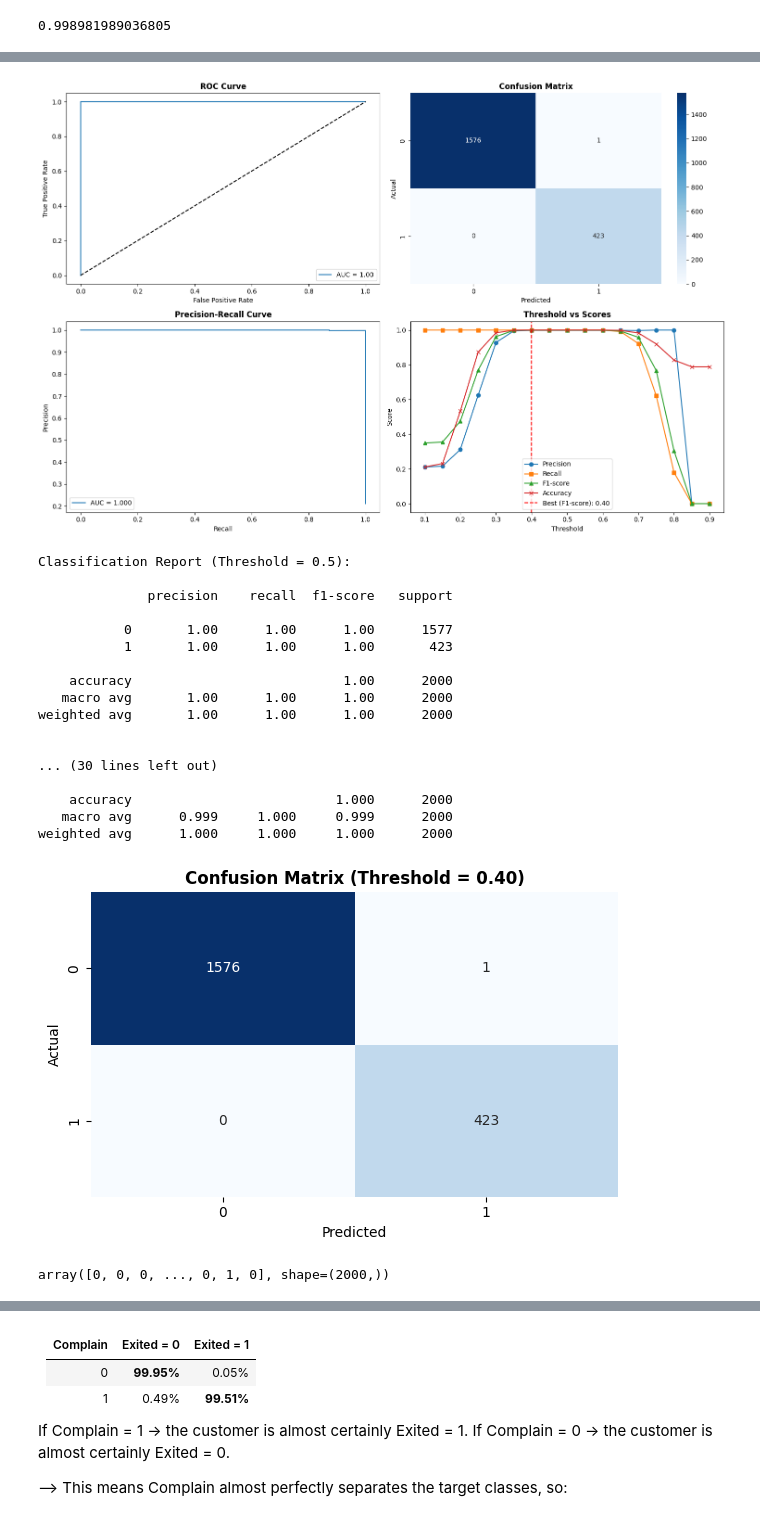
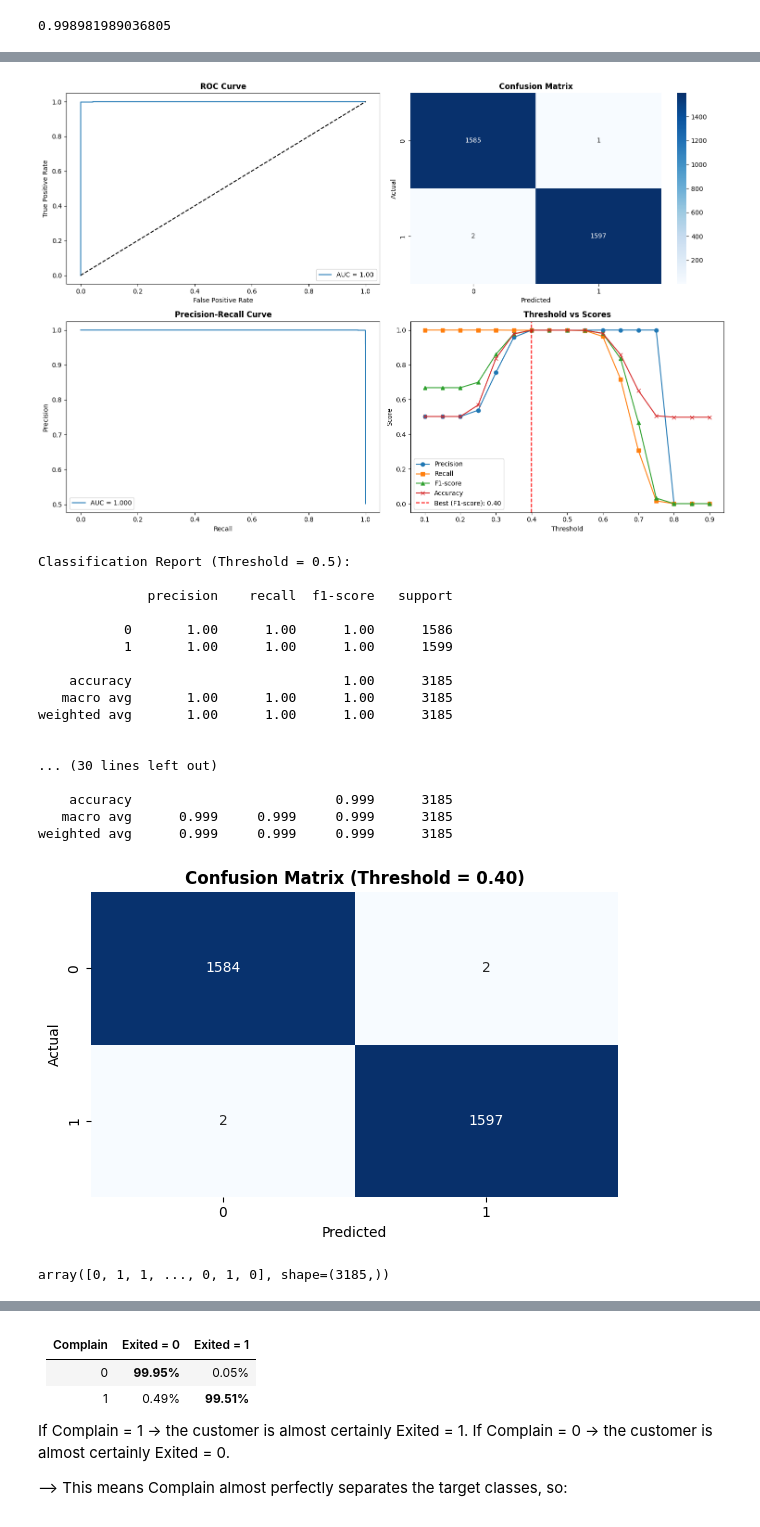
Before and after one commit to daominhthuan42/kaggle-portfolio, a Jupyter notebook: 02_BANK_CHURN_ANALYSIS/Customer_churn.ipynb, the cells around one changed output, grey strips where cells are left out. Drawn from its saved outputs; the diff is of its cells as text; code cells hidden in the pictures.

Commit message:
[Bank Churn] Completed

```diff
--- a/02_BANK_CHURN_ANALYSIS/Customer_churn.ipynb
+++ b/02_BANK_CHURN_ANALYSIS/Customer_churn.ipynb
@@ -2360,0 +2385,26 @@ Several features, such as: <br>
+# %%
+exited_Distribution  = processed_df["Exited"].value_counts().loc[[0, 1]]
+fig, ax = plt.subplots(nrows=1, ncols=2, sharey=False, figsize=(15, 5))
+# ax[0]
+ax[0].pie(
+    exited_Distribution,
+    labels = ["Not Churned", "Churned"],
+    colors = color(n_colors=2),
+    autopct = "%1.2f%%",
+    startangle = 150,
+    explode = (0, 0.08),
+    shadow= True
+)
+ax[0].set_title("Exited Distribution", weight="bold", fontsize=14, pad=25)
+
+# ax[1]
+sns.countplot(data=processed_df, x = "Exited", palette=color(n_colors=2), ax=ax[1])
+ax[1].set_title("Count plot of Exited Distribution", weight="bold", fontsize=14, pad=25)
+for container in ax[1].containers:
+    ax[1].bar_label(container, fmt="%d", label_type="edge", fontsize=10, weight="bold")
+ax[1].set_ylabel("Number of Customer")
+ax[1].set_xticks([0, 1], ["Not Churned", "Churned"])
+sns.despine(ax=ax[1], top=True, right=True, left=False, bottom=False)
+
+plt.tight_layout()
+plt.show()
@@ -2374,8 +2426,8 @@ sns.histplot(data=processed_df["CreditScore_Cat"]);
 # %%
 split = StratifiedShuffleSplit(n_splits=1, test_size=0.2, random_state=42)
 for train_index, test_index in split.split(processed_df, processed_df["CreditScore_Cat"]):
-    start_train_set = processed_df.loc[train_index]
-    start_test_set = processed_df.loc[test_index]
+    start_train_set = processed_df.iloc[train_index]
+    start_test_set = processed_df.iloc[test_index]
 # %%
 # Now we should remove the CreditScore_Cat attribute so the data is back to its original state:
 for set_ in (start_train_set, start_test_set):
@@ -2891,29 +2937,29 @@ AdaBoostClassifier(learning_rate=0.17993836567620225, n_estimators=160,
                    random_state=42)
 # %%
-evaluate_model(model = best_model_ada, X_train=X_resampled, X_test=X_test_prepared,
-               y_train=y_resampled, y_test=y_test, figsize=(15, 10), show_threshold_analysis=True, metric="f1", show_shap_plot=False)
+evaluate_model(model = best_model_ada, X_train=df_Churn_prepared, X_test=X_test_prepared,
+               y_train=df_Churn_label, y_test=y_test, figsize=(15, 10), show_threshold_analysis=True, metric="f1", show_shap_plot=False)
 print("*"*100)
 print("\n")
 predict_with_threshold(model=best_model_ada, X = X_test_prepared, y_true = y_test, threshold=best_threshold)
 # %% [output]
 Evaluating AdaBoostClassifier...
-[figure, old version]
+[figure, new version]
 Classification Report (Threshold = 0.5):
 
               precision    recall  f1-score   support
 
-           0       1.00      1.00      1.00      1577
-           1       1.00      1.00      1.00       423
+           0       1.00      1.00      1.00      1586
+           1       1.00      1.00      1.00      1599
 
-    accuracy                           1.00      2000
-   macro avg       1.00      1.00      1.00      2000
-weighted avg       1.00      1.00      1.00      2000
+    accuracy                           1.00      3185
+   macro avg       1.00      1.00      1.00      3185
+weighted avg       1.00      1.00      1.00      3185
 
 
 ... (30 lines left out)
 
-    accuracy                          1.000      2000
-   macro avg      0.999     1.000     0.999      2000
-weighted avg      1.000     1.000     1.000      2000
+    accuracy                          0.999      3185
+   macro avg      0.999     0.999     0.999      3185
+weighted avg      0.999     0.999     0.999      3185
-[figure, old version]
+[figure, new version]
-array([0, 0, 0, ..., 0, 1, 0], shape=(2000,))
+array([0, 1, 1, ..., 0, 1, 0], shape=(3185,))
```
Also changed, not shown: parts of 54 cells of this notebook.
